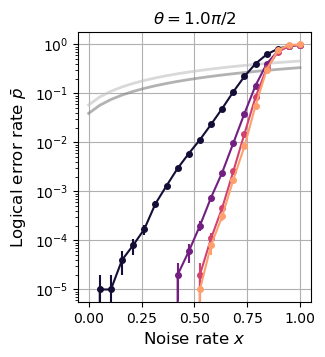
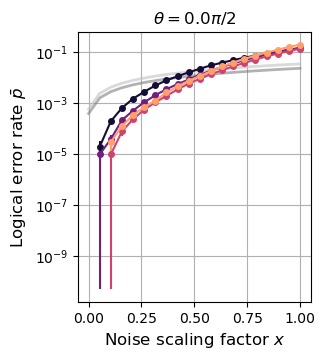
The change to this notebook cell's code, shown as a diff; its figure went from the first image to the second:
--- before
+++ after
@@ -28,11 +28,12 @@
     
     # Plot with error bars
-    ax2.errorbar(x, l_err_rates[i],yerr=std_err, fmt='o-', 
-                 ms=4, lw=1.5,label=f"[[{n_list[i]}, {k_list[i]}, {d_codes[i]}]]",color=colors_list[i])
+    slc = np.flatnonzero(l_err_rates[i])[0] # slicing index
+    ax2.errorbar(x[slc:], l_err_rates[i][slc:],yerr=std_err[slc:], fmt='o-',ms=4, lw=1.5,
+             label=f"[[{n_list[i]}, {k_list[i]}, {d_codes[i]}]]",color=colors_list[i]) 
     
 ax2.set_yscale('log')
 
 plt.title(rf"$\theta = {angle} \pi/2$")
-ax2.set_xlabel(r'Noise rate $x$',fontsize=12)
+ax2.set_xlabel(r'Noise scaling factor $x$',fontsize=12)
 ax2.set_ylabel(r'Logical error rate $\bar{p}$',fontsize=12)
 plt.grid()

Commit: Update with representative error bars